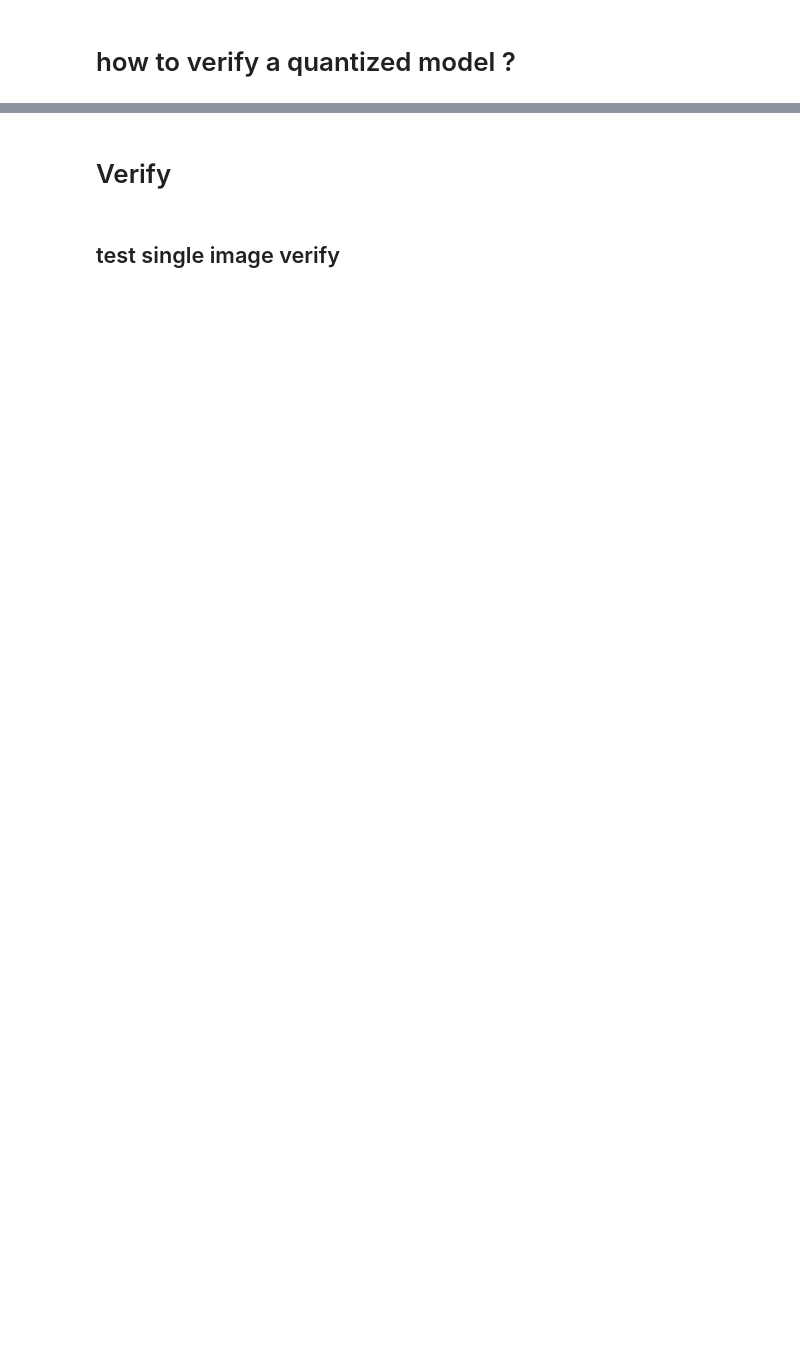
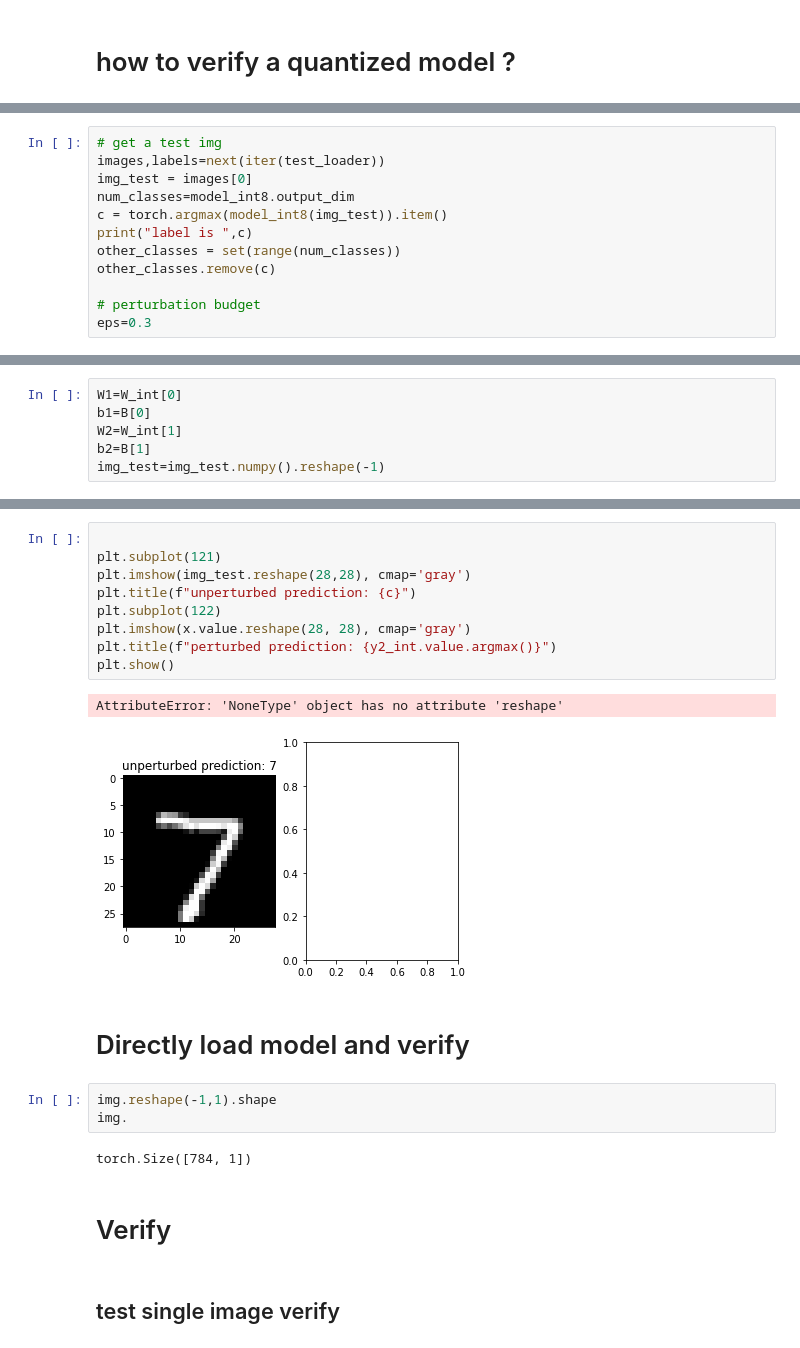
Before and after one commit to stephen016/SparseNetwork-Verification, a Jupyter notebook: notebook/Exp.ipynb, the cells around one changed output, grey strips where cells are left out. Drawn from its saved outputs; the diff is of its cells as text; blank space fills up the shorter version.

Commit message:
added munually inference of quantization and verify of quantized model

```diff
--- a/notebook/Exp.ipynb
+++ b/notebook/Exp.ipynb
@@ -414,0 +516,12 @@ tensor([[-0.1145, -0.0442, -0.0409,  ..., -0.0785, -0.0376, -0.0703],
+# %%
+# get a test img
+images,labels=next(iter(test_loader))
+img_test = images[0]
+num_classes=model_int8.output_dim
+c = torch.argmax(model_int8(img_test)).item()
+print("label is ",c)
+other_classes = set(range(num_classes))
+other_classes.remove(c)
+
+# perturbation budget
+eps=0.3
@@ -414,0 +530,6 @@ tensor([[-0.1145, -0.0442, -0.0409,  ..., -0.0785, -0.0376, -0.0703],
+# %%
+W1=W_int[0]
+b1=B[0]
+W2=W_int[1]
+b2=B[1]
+img_test=img_test.numpy().reshape(-1)
@@ -415,3 +688,22 @@ tensor([[-0.1145, -0.0442, -0.0409,  ..., -0.0785, -0.0376, -0.0703],
+# %%
+
+plt.subplot(121)
+plt.imshow(img_test.reshape(28,28), cmap='gray')
+plt.title(f"unperturbed prediction: {c}")
+plt.subplot(122)
+plt.imshow(x.value.reshape(28, 28), cmap='gray')
+plt.title(f"perturbed prediction: {y2_int.value.argmax()}")
+plt.show()
+# %% [output]
+AttributeError: 'NoneType' object has no attribute 'reshape'
+[figure, added]
+# %% [markdown]
+# Directly load model and verify
+# %%
+img.reshape(-1,1).shape
+img.
+# %% [output]
+torch.Size([784, 1])
 # %% [markdown]
 # Verify
 # %% [markdown]
```
Also changed, not shown: parts of 47 cells of this notebook.
